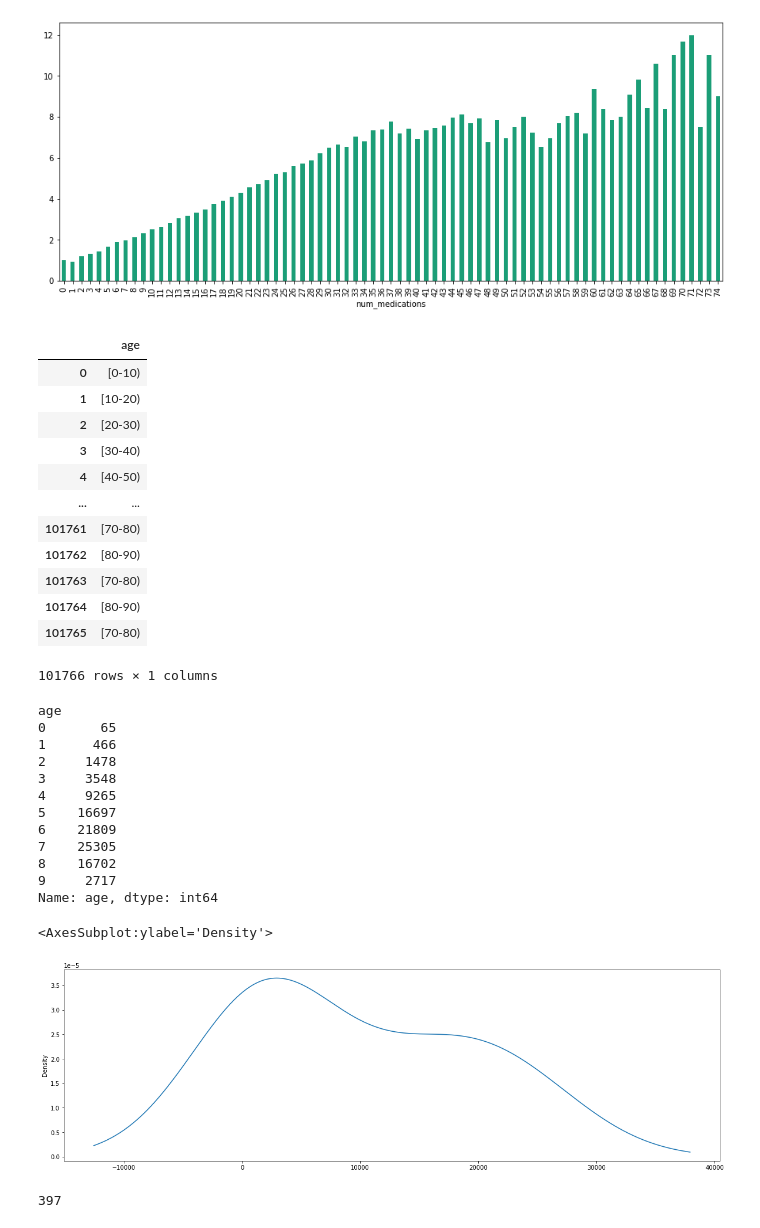
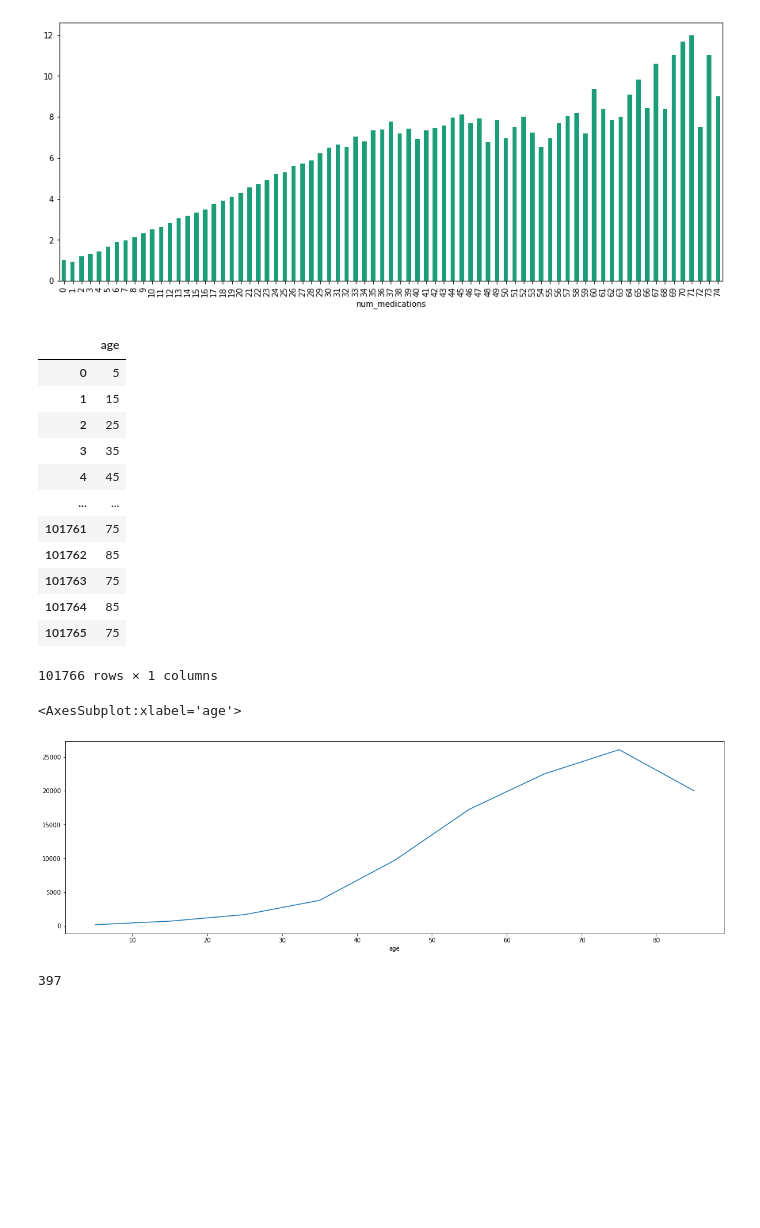
Before and after one commit to Const679/Python-Diabete, a Jupyter notebook: Graph-Arnaud.ipynb, the cells around one changed output. Drawn from its saved outputs; the diff is of its cells as text; code cells hidden in the pictures; blank space fills up the shorter version.

Commit message:
fin_plot

```diff
--- a/Graph-Arnaud.ipynb
+++ b/Graph-Arnaud.ipynb
@@ -257,41 +257,39 @@ medication_vs_time["time_in_hospital"].plot(kind='bar',cmap='Dark2',figsize= (15
 # %% [output]
 <AxesSubplot:xlabel='num_medications'>
 [figure]
-# %%
-df_age
-# %% [output]
-|  | age |
-| 0 | [0-10) |
-| 1 | [10-20) |
-| 2 | [20-30) |
-| 3 | [30-40) |
-| 4 | [40-50) |
-| ... | ... |
-| 101761 | [70-80) |
-| 101762 | [80-90) |
-| 101763 | [70-80) |
-| 101764 | [80-90) |
-| 101765 | [70-80) |
-101766 rows × 1 columns
+# %%
+df_age
+df_age.loc[df_age.age =="[0-10)", 'age'] = 5
+df_age.loc[df_age.age =="[10-20)", 'age'] = 15
+df_age.loc[df_age.age =="[20-30)", 'age'] = 25
+df_age.loc[df_age.age =="[30-40)", 'age'] = 35
+df_age.loc[df_age.age =="[40-50)", 'age'] = 45
+df_age.loc[df_age.age =="[50-60)", 'age'] = 55
+df_age.loc[df_age.age =="[60-70)", 'age'] = 65
+df_age.loc[df_age.age =="[70-80)", 'age'] = 75
+df_age.loc[df_age.age =="[80-90)", 'age'] = 85
+df_age.loc[df_age.age =="[90-100)", 'age'] = 85
+df_age
+# %% [output]
+|  | age |
+| 0 | 5 |
+| 1 | 15 |
+| 2 | 25 |
+| 3 | 35 |
+| 4 | 45 |
+| ... | ... |
+| 101761 | 75 |
+| 101762 | 85 |
+| 101763 | 75 |
+| 101764 | 85 |
+| 101765 | 75 |
+101766 rows × 1 columns
 # %%
-age=pd.DataFrame(df["age"]).groupby("age")["age"].count()
-print(age)
-age.plot(kind='density',x="age",y="",figsize= (20,6))
+df_age=df_age.groupby("age")["age"].count()
+df_age.plot(kind='line',figsize= (20,6))
 # %% [output]
-age
-0       65
-1      466
-2     1478
-3     3548
-4     9265
-5    16697
-6    21809
-7    25305
-8    16702
-9     2717
-Name: age, dtype: int64
+<AxesSubplot:xlabel='age'>
-<AxesSubplot:ylabel='Density'>
-[figure, old version]
+[figure, new version]
 # %%
 nb_medicament=df.groupby("num_medications")
 print(nb_medicament.get_group(1).shape[0])
```
Also changed, not shown: parts of 1 cell of this notebook.
